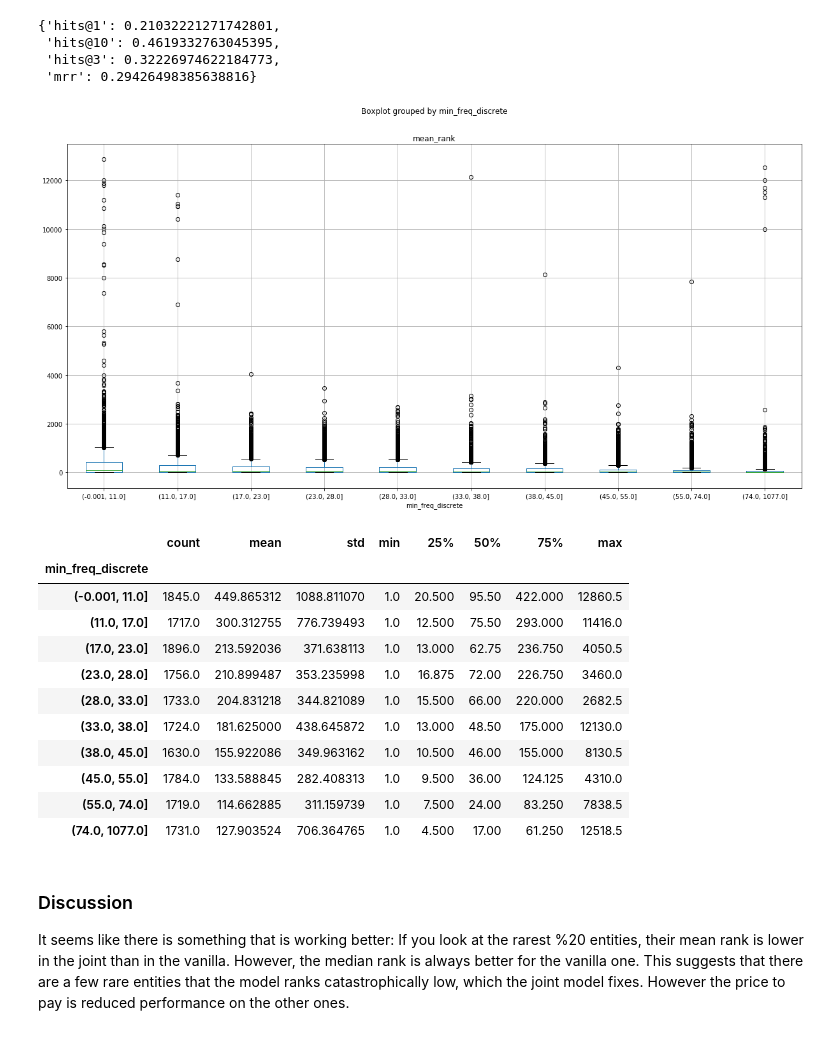
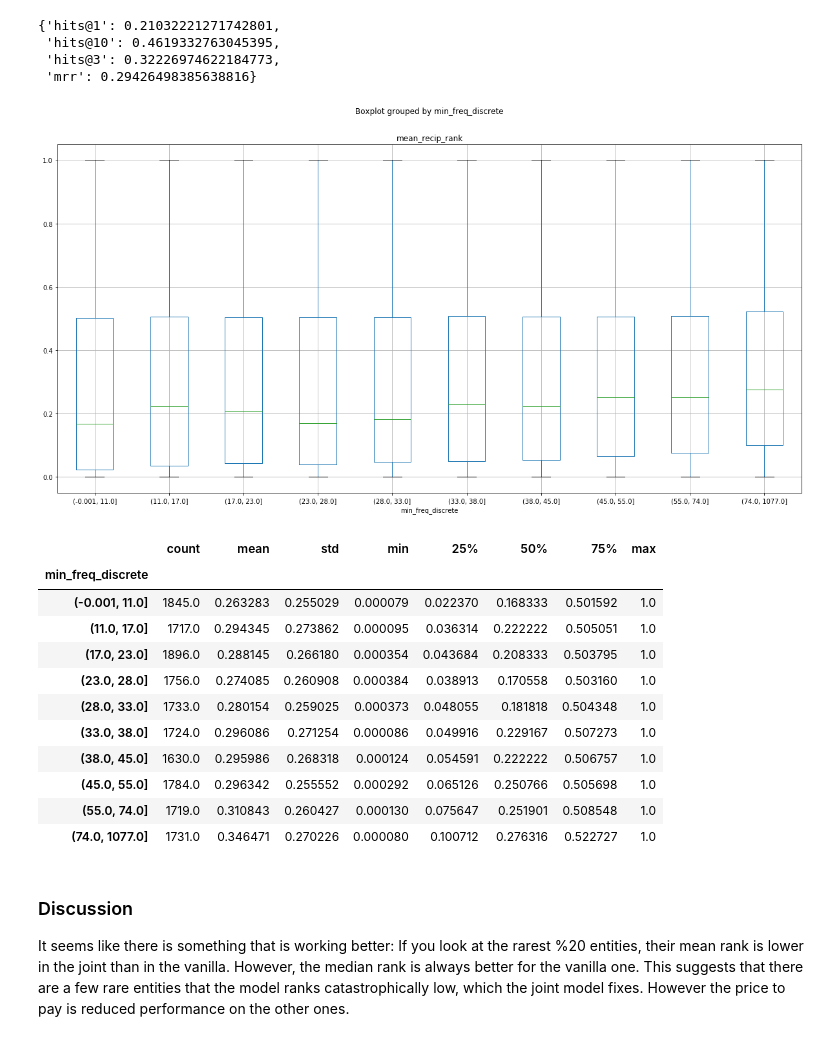
Before and after one commit to esmab/kbw-embeddings-analysis, a Jupyter notebook: Frequency Analysis.ipynb, the cells around one changed output. Drawn from its saved outputs; the diff is of its cells as text; code cells hidden in the pictures.

```diff
--- a/Frequency Analysis.ipynb
+++ b/Frequency Analysis.ipynb
@@ -9,7 +9,7 @@ import pickle
 import matplotlib
 import matplotlib.pyplot as plt
 # %%
-def make_boxplot(kgpath, evalfile, bins):
+def make_boxplot(metric, kgpath, evalfile, bins):
     trainset = kgpath + '/train.txt'
     validset = kgpath + '/valid.txt'
 
@@ -44,7 +44,7 @@ def make_boxplot(kgpath, evalfile, bins):
     master_df['min_freq'] = pd.DataFrame([master_df['obj_freq'], master_df['subj_freq']]).min()
     master_df['min_freq_discrete'] = pd.qcut(master_df['min_freq'], bins)
 
-    master_df.boxplot(column='mean_rank', by='min_freq_discrete', figsize=(20,10))
+    master_df.boxplot(column=metric, by='min_freq_discrete', figsize=(20,10))
 
     return master_df
 # %% [markdown]
@@ -97,26 +97,26 @@ results = pickle.load(open("data-to-plot/FB15K-237_joint/valid_results.pickle",
 # %%
 #Plot joint DistMult results for FB15K-237
 kgpath = "data/FB15K-237"
 evalfile = "data-to-plot/FB15K-237_joint/fine_grained_eval.pickle"
-master_df = make_boxplot(kgpath, evalfile, 10)
+master_df = make_boxplot('mean_recip_rank', kgpath, evalfile, 10)
 # %% [output]
-[figure, old version]
+[figure, new version]
 # %%
 frequency_groups = master_df.groupby(by="min_freq_discrete")
-frequency_groups['mean_rank'].describe()
+frequency_groups['mean_recip_rank'].describe()
 # %% [output]
 |  | count | mean | std | min | 25% | 50% | 75% | max |
 | min_freq_discrete |  |  |  |  |  |  |  |  |
-| (-0.001, 11.0] | 1845.0 | 449.865312 | 1088.811070 | 1.0 | 20.500 | 95.50 | 422.000 | 12860.5 |
-| (11.0, 17.0] | 1717.0 | 300.312755 | 776.739493 | 1.0 | 12.500 | 75.50 | 293.000 | 11416.0 |
-| (17.0, 23.0] | 1896.0 | 213.592036 | 371.638113 | 1.0 | 13.000 | 62.75 | 236.750 | 4050.5 |
-| (23.0, 28.0] | 1756.0 | 210.899487 | 353.235998 | 1.0 | 16.875 | 72.00 | 226.750 | 3460.0 |
-| (28.0, 33.0] | 1733.0 | 204.831218 | 344.821089 | 1.0 | 15.500 | 66.00 | 220.000 | 2682.5 |
-| (33.0, 38.0] | 1724.0 | 181.625000 | 438.645872 | 1.0 | 13.000 | 48.50 | 175.000 | 12130.0 |
-| (38.0, 45.0] | 1630.0 | 155.922086 | 349.963162 | 1.0 | 10.500 | 46.00 | 155.000 | 8130.5 |
-| (45.0, 55.0] | 1784.0 | 133.588845 | 282.408313 | 1.0 | 9.500 | 36.00 | 124.125 | 4310.0 |
-| (55.0, 74.0] | 1719.0 | 114.662885 | 311.159739 | 1.0 | 7.500 | 24.00 | 83.250 | 7838.5 |
-| (74.0, 1077.0] | 1731.0 | 127.903524 | 706.364765 | 1.0 | 4.500 | 17.00 | 61.250 | 12518.5 |
+| (-0.001, 11.0] | 1845.0 | 0.263283 | 0.255029 | 0.000079 | 0.022370 | 0.168333 | 0.501592 | 1.0 |
+| (11.0, 17.0] | 1717.0 | 0.294345 | 0.273862 | 0.000095 | 0.036314 | 0.222222 | 0.505051 | 1.0 |
+| (17.0, 23.0] | 1896.0 | 0.288145 | 0.266180 | 0.000354 | 0.043684 | 0.208333 | 0.503795 | 1.0 |
+| (23.0, 28.0] | 1756.0 | 0.274085 | 0.260908 | 0.000384 | 0.038913 | 0.170558 | 0.503160 | 1.0 |
+| (28.0, 33.0] | 1733.0 | 0.280154 | 0.259025 | 0.000373 | 0.048055 | 0.181818 | 0.504348 | 1.0 |
+| (33.0, 38.0] | 1724.0 | 0.296086 | 0.271254 | 0.000086 | 0.049916 | 0.229167 | 0.507273 | 1.0 |
+| (38.0, 45.0] | 1630.0 | 0.295986 | 0.268318 | 0.000124 | 0.054591 | 0.222222 | 0.506757 | 1.0 |
+| (45.0, 55.0] | 1784.0 | 0.296342 | 0.255552 | 0.000292 | 0.065126 | 0.250766 | 0.505698 | 1.0 |
+| (55.0, 74.0] | 1719.0 | 0.310843 | 0.260427 | 0.000130 | 0.075647 | 0.251901 | 0.508548 | 1.0 |
+| (74.0, 1077.0] | 1731.0 | 0.346471 | 0.270226 | 0.000080 | 0.100712 | 0.276316 | 0.522727 | 1.0 |
 # %% [markdown]
 ### Discussion
 It seems like there is something that is working better: If you look at the rarest %20 entities, their mean rank is lower in the joint than in the vanilla. However, the median rank is always better for the vanilla one. This suggests that there are a few rare entities that the model ranks catastrophically low, which the joint model fixes. However the price to pay is reduced performance on the other ones.
```
Also changed, not shown: parts of 10 cells of this notebook.
